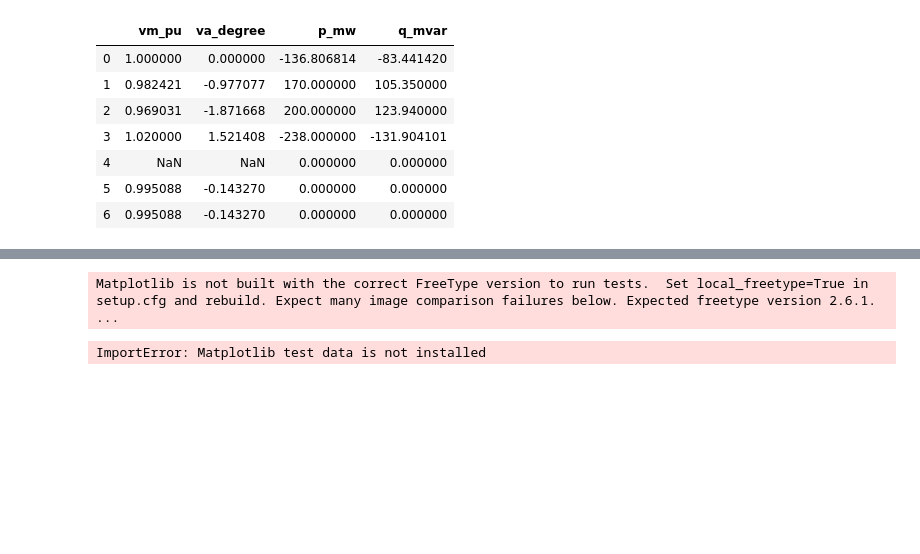
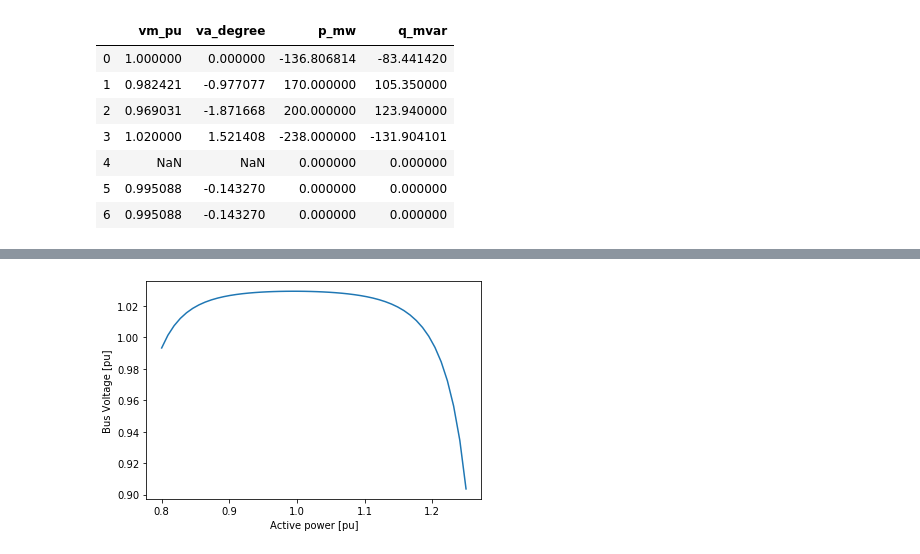
Before and after one commit to thediavel/RL-ThesisProject-ABB, a Jupyter notebook: TestNetwork1_v2.ipynb, the cells around one changed output, grey strips where cells are left out. Cells and saved outputs as stored; diff of their text form; code cells hidden in the pictures; blank space fills up the shorter version.

```diff
--- a/TestNetwork1_v2.ipynb
+++ b/TestNetwork1_v2.ipynb
@@ -146,0 +148,4 @@ net.load.q_mvar[l_ind] = l_q_mvar*l_scaling
+# %%
+NoseCurve1
+# %% [output]
+[figure, added]
@@ -169,5 +161,0 @@ for ind in range(l_len):
-# %%
-mpl.test()
-# %% [output]
-Matplotlib is not built with the correct FreeType version to run tests.  Set local_freetype=True in setup.cfg and rebuild. Expect many image comparison failures below. Expected freetype version 2.6.1. ...
-ImportError: Matplotlib test data is not installed
```
Also changed, not shown: parts of 14 cells of this notebook.
